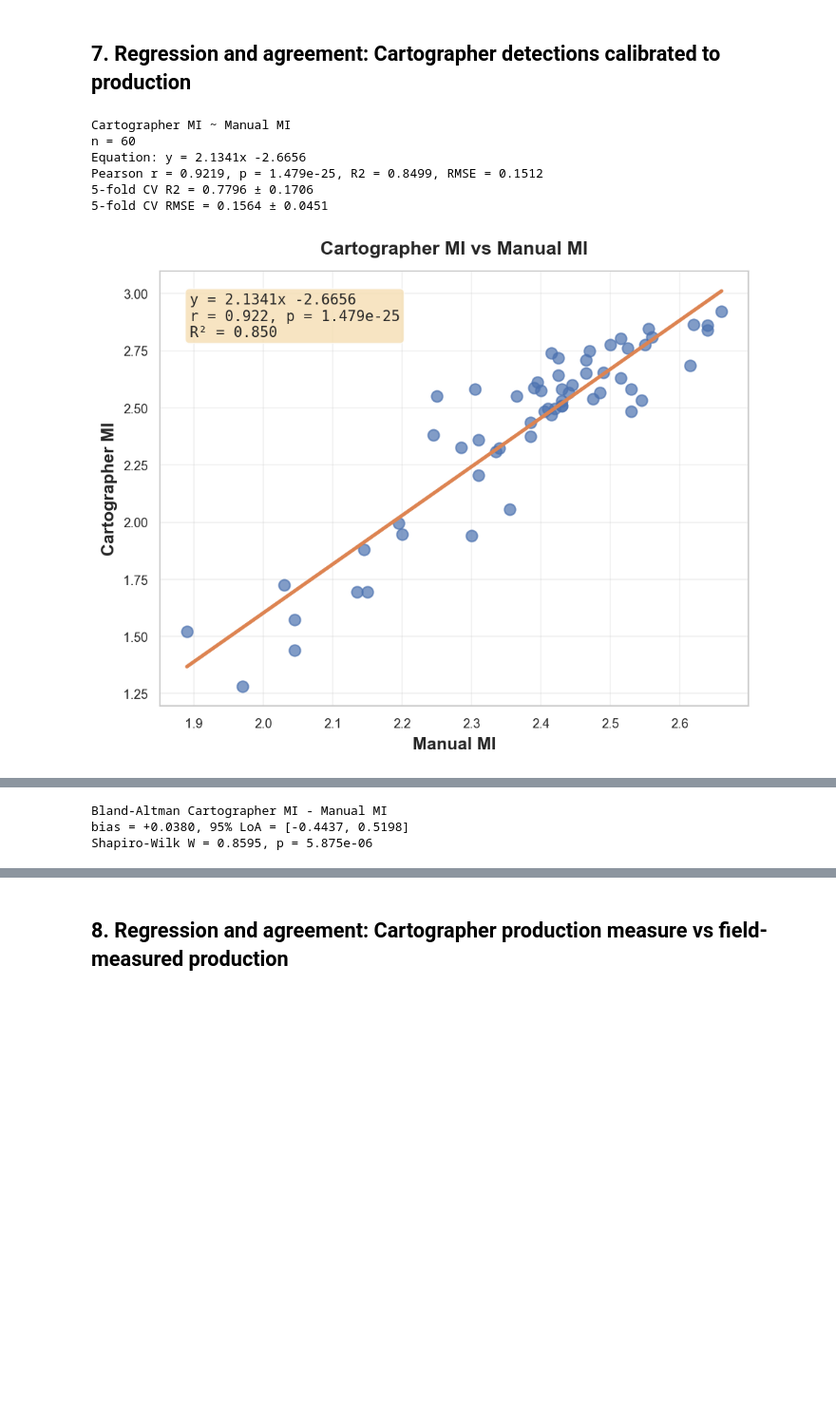
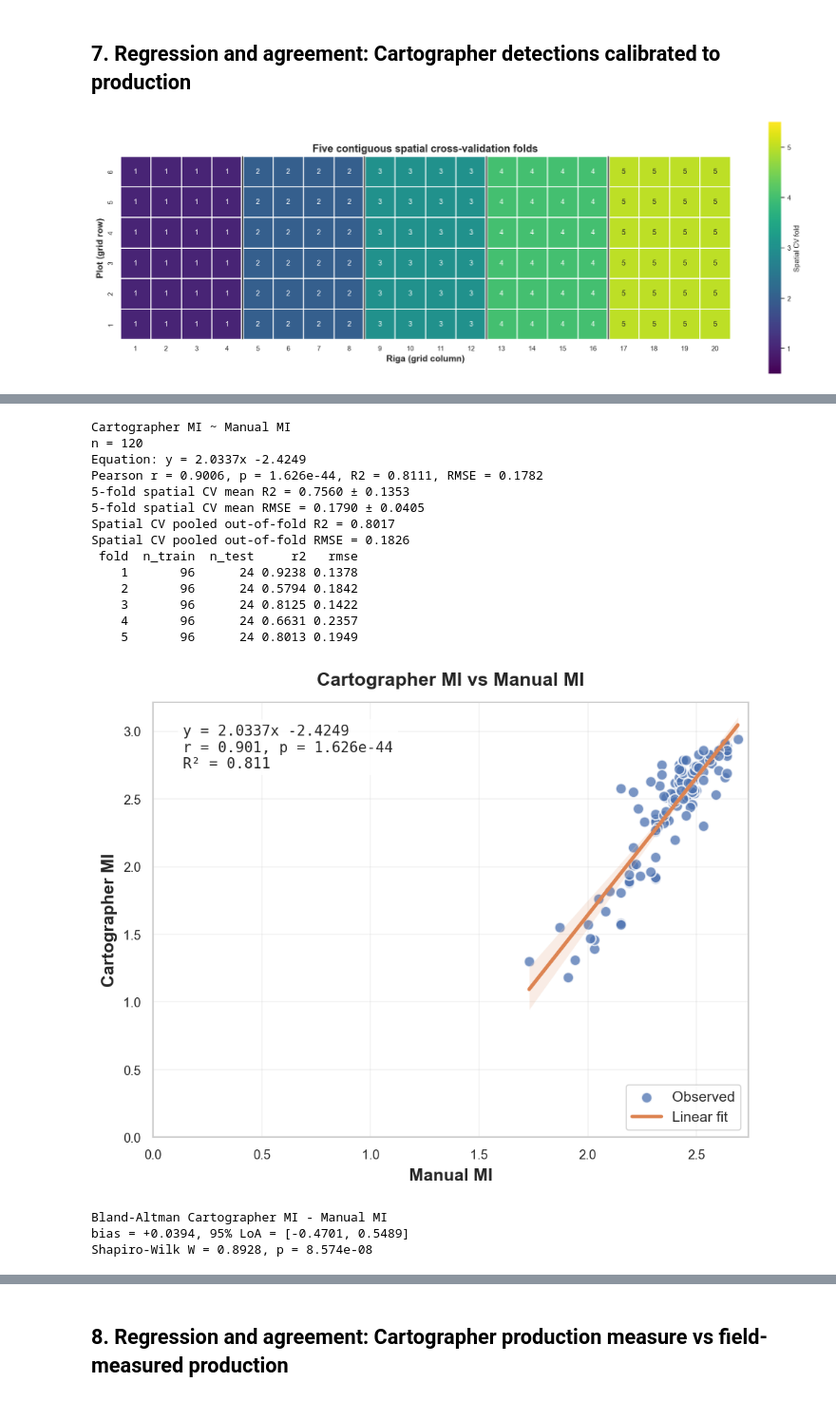
Before and after one commit to nicoladilillo/ATLAS_Maturity_Index_Olive, a Jupyter notebook: olive_atlas_analysis.ipynb, the cells around one changed output, grey strips where cells are left out. Shown at 95% size. Saved outputs shown, nothing was run; the diff lists cells and outputs as text; code cells hidden in the pictures; blank space fills up the shorter version.

```diff
--- a/olive_atlas_analysis.ipynb
+++ b/olive_atlas_analysis.ipynb
@@ -219,19 +101,23 @@ Saved: /Users/nicoladilillo/Projects_mac/Maturity_Index_Olive_Bari/tables/olive_
 # %%
-# Class totals based on the aggregated 60-subsection dataset.
-class_totals = agg['Detected_Fruits'].sum()
-class_pct = agg[CL_COLS].sum() / agg[CL_COLS].sum().sum()
-class_summary = pd.DataFrame({'class': CL_COLS, 'count': class_totals*class_pct, 'percent': class_pct.values* 100}).reset_index(drop=True)
+CL_COLS = ['CL 0','CL 1','CL 2','CL 3','CL 4']
+
+class_totals = raw[CL_COLS].sum()
+detected_fruit = raw['N. frutti'].sum() if 'N. frutti' in raw.columns else None
+
+class_pct = class_totals / class_totals.sum() * 100
+class_detected_fruit = class_pct * detected_fruit / 100 if detected_fruit is not None else None
+class_summary = pd.DataFrame({'class': CL_COLS, 'percent': class_pct.values, 'detected_fruit' : class_detected_fruit.values.astype(int)})
 class_summary.to_csv(TAB_DIR / 'ripening_class_distribution.csv', index=False)
 
-print('Ripening class distribution after aggregating both faces (n=60 subsections):')
+print('Ripening class distribution')
 print(class_summary.to_string(index=False, formatters={'percent': '{:.1f}'.format}))
-print('Total Cartographer-detected olives:', int(class_totals.sum()))
+print('Total Cartographer-detected olives:', int(detected_fruit))
 
 # Use Seaborn barplot for consistent styling
 fig, ax = plt.subplots(figsize=(7, 5))
-sns.barplot(x='class', y='count', data=class_summary, palette=[PALETTE[0]]*len(class_summary), ax=ax, edgecolor='black', linewidth=1.5)
+sns.barplot(x='class', y='detected_fruit', data=class_summary, palette=[PALETTE[0]]*len(class_summary), ax=ax, edgecolor='black', linewidth=1.5)
 for i, row in class_summary.iterrows():
-    ax.text(i, row['count'], f"{row['percent']:.1f}%", ha='center', va='bottom', fontsize=11, fontweight='bold')
+    ax.text(i, row['detected_fruit'], f"{row['percent']:.1f}%", ha='center', va='bottom', fontsize=11, fontweight='bold')
 ax.set_xlabel('MI class', fontsize=12, fontweight='bold')
 ax.set_ylabel('Detected olive count', fontsize=12, fontweight='bold')
 ax.set_title('Cartographer-detected olives per ripening class (n=60 subsections)', fontsize=13, fontweight='bold')
@@ -262,9 +140,9 @@ Index(['subsection_id', 'source_plot_pair', 'CL 0', 'CL 1', 'CL 2', 'CL 3',
 # %%
-corr_vars = [c for c in ['MI_Garcia','MI_Visual','Color_Index'] if c in agg.columns]
+corr_vars = [c for c in ['MI_Garcia','MI_Visual','Color Index'] if c in raw.columns]
 if len(corr_vars) < 2:
     raise ValueError('Not enough variables available for correlation analysis.')
 
-data_corr = agg[corr_vars].dropna()
+data_corr = raw[corr_vars].dropna()
 print('Correlation dataset n =', len(data_corr))
 
 r_mat = pd.DataFrame(np.eye(len(corr_vars)), index=corr_vars, columns=corr_vars)
@@ -513,27 +491,29 @@ def plot_bland_altman(res, filename, xlabel, ylabel):
 # %% [markdown]
 ## 7. Regression and agreement: Cartographer detections calibrated to production
 # %%
-if {'MI_Garcia','MI_Visual'}.issubset(agg.columns):
-    res_mi = regression_with_cv(agg, 'MI_Visual', 'MI_Garcia')
+# Visualise the same five contiguous folds used by both regressions.
+spatial_grid = plot_spatial_cv_folds(raw, row_col='Riga', plot_col='Plot', k=5)
+plot_spatial_values_by_fold(spatial_grid, row_col='Riga', plot_col='Plot')
+
+if {'MI_Garcia','MI_Visual'}.issubset(raw.columns):
+    res_mi = regression_with_cv(raw, 'MI_Visual', 'MI_Garcia')
     print('Cartographer MI ~ Manual MI')
     print(f"n = {len(res_mi['data'])}")
     print(f"Equation: y = {res_mi['slope']:.4f}x {res_mi['intercept']:+.4f}")
     print(f"Pearson r = {res_mi['r']:.4f}, p = {res_mi['p']:.3e}, R2 = {res_mi['r2']:.4f}, RMSE = {res_mi['rmse']:.4f}")
-    print(f"5-fold CV R2 = {res_mi['cv_r2_mean']:.4f} ± {res_mi['cv_r2_sd']:.4f}")
-    print(f"5-fold CV RMSE = {res_mi['cv_rmse_mean']:.4f} ± {res_mi['cv_rmse_sd']:.4f}")
+    print(f"5-fold spatial CV mean R2 = {res_mi['cv_r2_mean']:.4f} ± {res_mi['cv_r2_sd']:.4f}")
+    print(f"5-fold spatial CV mean RMSE = {res_mi['cv_rmse_mean']:.4f} ± {res_mi['cv_rmse_sd']:.4f}")
+    print(f"Spatial CV pooled out-of-fold R2 = {res_mi['cv_oof_r2']:.4f}")
+    print(f"Spatial CV pooled out-of-fold RMSE = {res_mi['cv_oof_rmse']:.4f}")
+    print(res_mi['fold_metrics'].round(4).to_string(index=False))
+    res_mi['fold_metrics'].to_csv(TAB_DIR / 'mi_spatial_cv_fold_metrics.csv', index=False)
     plot_regression(res_mi, 'MI_Visual', 'MI_Garcia', 'corr_fig2_MI_Garcia_vs_Visual_MI.pdf', 'Manual MI', 'Cartographer MI')
-    plot_regression(res_mi, 'MI_Visual', 'MI_Garcia', 'corr_fig2_MI_Garcia_vs_Visual_MI.pdf', 'Manual MI', 'Cartographer MI', identity=True)
+    # plot_regression(res_mi, 'MI_Visual', 'MI_Garcia', 'corr_fig2_MI_Garcia_vs_Visual_MI.pdf', 'Manual MI', 'Cartographer MI', identity=True)
 
-    ba_mi = bland_altman(agg['MI_Garcia'], agg['MI_Visual'])
+    ba_mi = bland_altman(raw['MI_Garcia'], raw['MI_Visual'])
     print('Bland-Altman Cartographer MI - Manual MI')
     print(f"bias = {ba_mi['bias']:+.4f}, 95% LoA = [{ba_mi['loa_low']:.4f}, {ba_mi['loa_high']:.4f}]")
     print(f"Shapiro-Wilk W = {ba_mi['shapiro_w']:.4f}, p = {ba_mi['shapiro_p']:.3e}")
     plot_bland_altman(ba_mi, 'corr_fig5_bland_altman_MI_Garcia_vs_Visual.pdf', 'Mean of Cartographer MI and Manual MI', 'Cartographer MI - Manual MI')
 # %% [output]
-Cartographer MI ~ Manual MI
-n = 60
-Equation: y = 2.1341x -2.6656
-Pearson r = 0.9219, p = 1.479e-25, R2 = 0.8499, RMSE = 0.1512
-5-fold CV R2 = 0.7796 ± 0.1706
-5-fold CV RMSE = 0.1564 ± 0.0451
-[figure, old version]
+[figure, new version]
@@ -541,3 +521,18 @@ Pearson r = 0.9219, p = 1.479e-25, R2 = 0.8499, RMSE = 0.1512
+Cartographer MI ~ Manual MI
+n = 120
+Equation: y = 2.0337x -2.4249
+Pearson r = 0.9006, p = 1.626e-44, R2 = 0.8111, RMSE = 0.1782
+5-fold spatial CV mean R2 = 0.7560 ± 0.1353
+5-fold spatial CV mean RMSE = 0.1790 ± 0.0405
+Spatial CV pooled out-of-fold R2 = 0.8017
+Spatial CV pooled out-of-fold RMSE = 0.1826
+ fold  n_train  n_test     r2   rmse
+    1       96      24 0.9238 0.1378
+    2       96      24 0.5794 0.1842
+    3       96      24 0.8125 0.1422
+    4       96      24 0.6631 0.2357
+    5       96      24 0.8013 0.1949
+[figure, new version]
 Bland-Altman Cartographer MI - Manual MI
-bias = +0.0380, 95% LoA = [-0.4437, 0.5198]
-Shapiro-Wilk W = 0.8595, p = 5.875e-06
+bias = +0.0394, 95% LoA = [-0.4701, 0.5489]
+Shapiro-Wilk W = 0.8928, p = 8.574e-08
```
Also changed, not shown: parts of 20 cells of this notebook, 3 other files.
